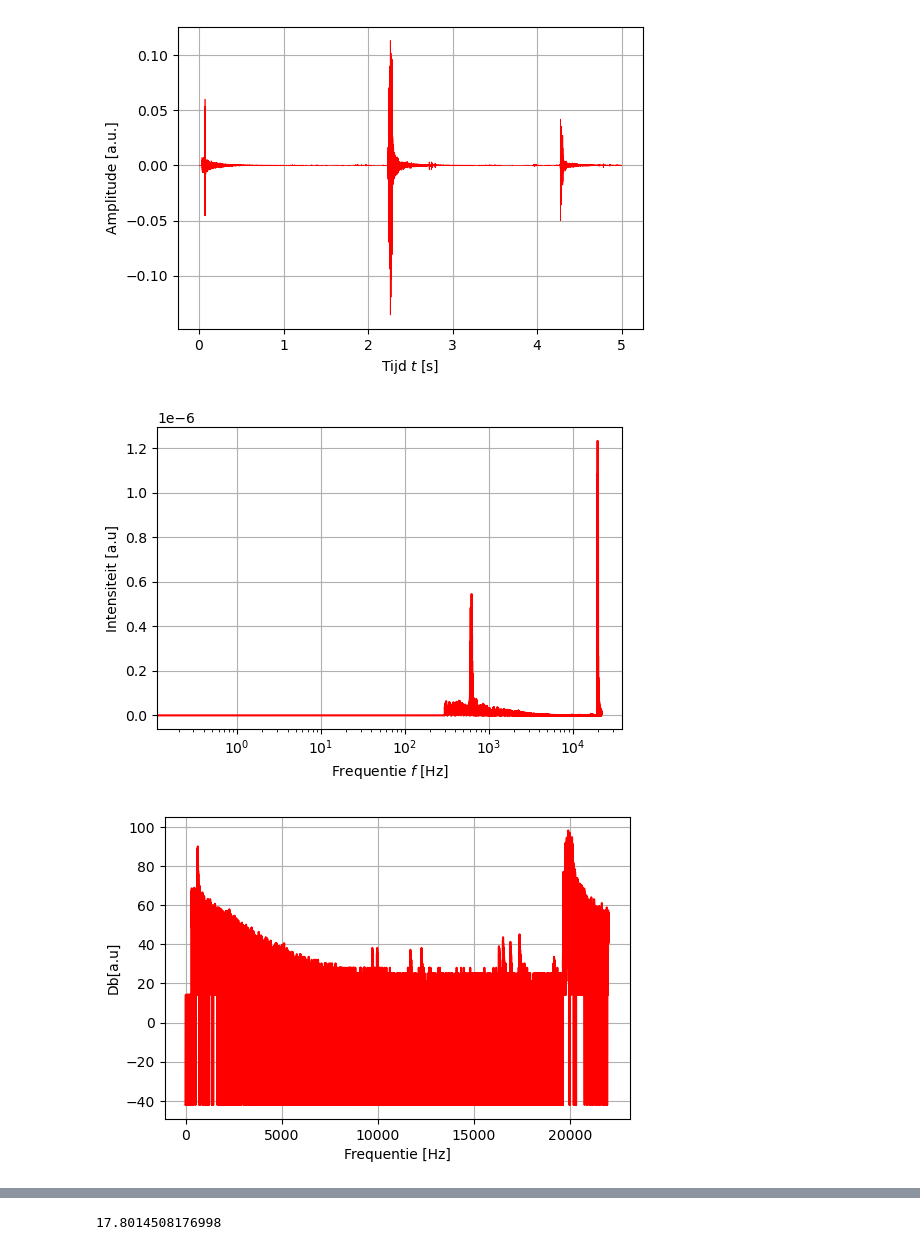
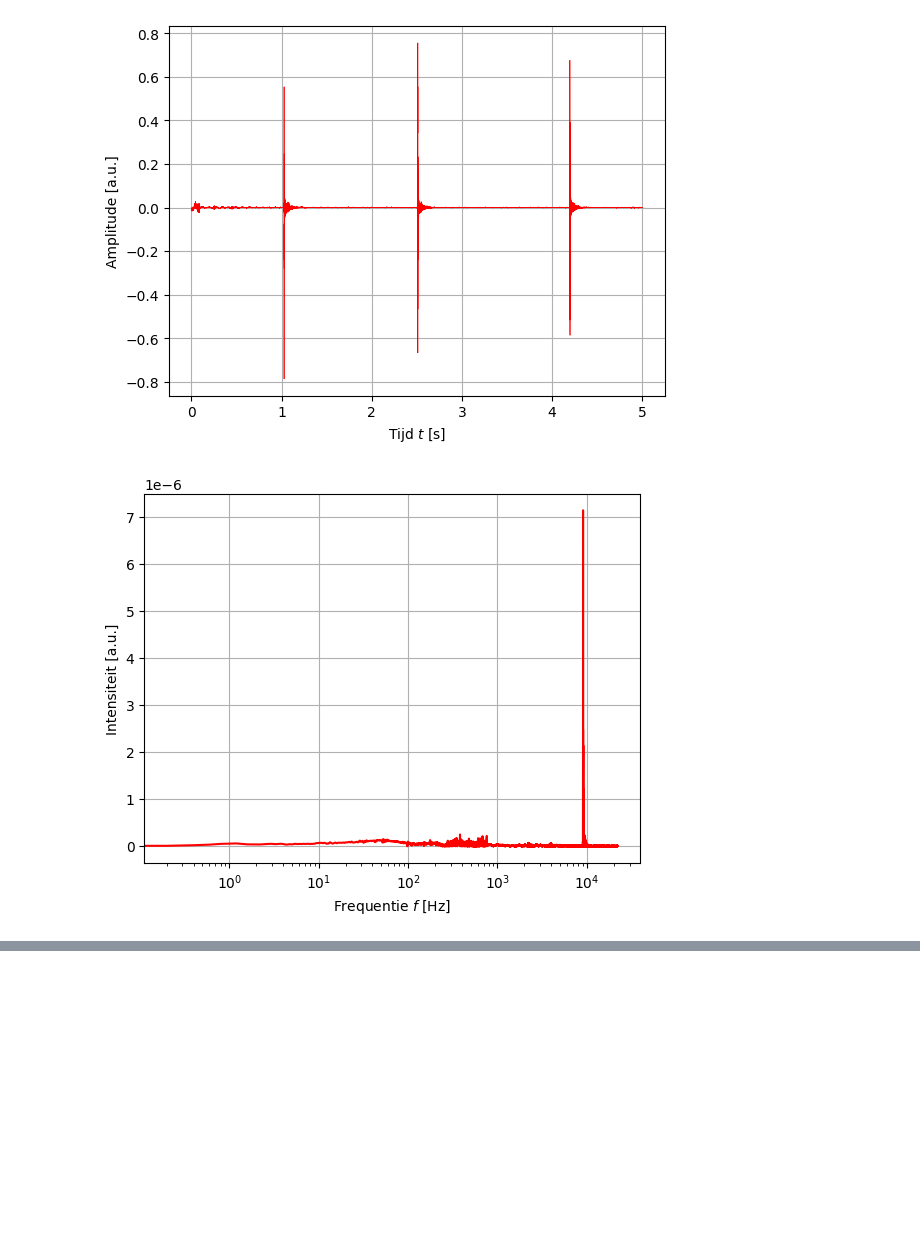
Before and after one commit to Spraxs/hva_project_1_3, a Jupyter notebook: Project13.ipynb, the cells around one changed output, grey strips where cells are left out. Cells and saved outputs as stored; diff of their text form; code cells hidden in the pictures; blank space fills up the shorter version.

```diff
--- a/Project13.ipynb
+++ b/Project13.ipynb
@@ -6,17 +6,41 @@ from mijngeluid import fft_partitioned # zet mijngeluid.py in dezelfde folder al
 import math
 #import pandas as pd
 
+def debug_sound_devices():
+    print(sd.query_devices()) # geeft een lijst met devices en de bijbehorende nummers
+
+def record(duration_in_seconds):
+    fs = 44100 # sample rate, zie microfoon specificaties
+    duration = duration_in_seconds # in seconden
+    arr = sd.rec(int(duration * fs), samplerate=fs, channels=1, dtype='float64', device=2) # neemt op in de achtergrond
+    sd.wait() # returns wanneer sd.rec() klaar is
+    return arr, duration, fs
+
+def plot_amplitude_against_time(arr, duration, fs):
+    t = np.linspace(0, duration, int(fs*duration)) # maak (voor het gemak) een tijd as
+    plt.figure(dpi=100)
+    plt.plot(t, arr, 'r-', ms=0.5, lw=0.5)
+    plt.grid()
+    plt.xlabel(r"Tijd $t$ [s]")
+    plt.ylabel(r"Amplitude [a.u.]") # arbitrary units (we hebben niets gekalibreerd)
+
+def tranform_fast_fourier(duration, fs):
+    N = int(fs*duration) # Nsamples in signaal
+    T = duration/N # Sampling tijd
+
+    fhat = np.fft.fft(arr)
+    x = np.linspace(0.0, 1.0/(2.0*T), N//2) # frequentie
+    y = 2.0/N * np.abs(fhat[:N//2]) # Intensteit ||.||^2
+
+    plt.figure(dpi=100)
+    plt.plot(x,y, 'r-')
+    plt.grid()
+    #plt.yscale("log")
+    plt.xscale("log")
+    plt.xlabel(r"Frequentie $f$ [Hz]")
+    plt.ylabel(r"Intensiteit [a.u.]")
+
 def meting():
-    print(sd.query_devices()) # geeft een lijst met devices en de bijbehorende nummers
-    fs = 44000
-    duration = 5
-    amp_ref = 0.0001
-    arr = sd.rec(int(duration * fs), samplerate=fs, channels=1, dtype='float64', device=1) # neemt op in de achtergrond
-    Io = 1e-12
-
-    print(arr.shape)
-    sd.wait()
-    gemiddelde = np.average(arr)
     t = np.linspace(0, duration, int(fs*duration)) # maak (voor het gemak) een tijd as
     plt.figure(dpi=100)
     plt.plot(t, arr, 'r-', ms=0.5, lw=0.5)
@@ -24,7 +48,6 @@ def meting():
     plt.xlabel(r"Tijd $t$ [s]")
     plt.ylabel(r"Amplitude [a.u.]") # arbitrary units (we hebben niets gekalibreerd)
     plt.plot()
-    print(gemiddelde)
     N = int(fs*duration) # Nsamples in signaal
     T = duration/N # Sampling tijd
 
@@ -91,6 +114,20 @@ def meting():
     file.close()
     return gemiddelde
 
-meting()
+def db_to_nagalmtijd(db, volume, oppervlak):
+    return
+
+debug_sound_devices()
+
+# Step 1 record
+arr, duration, fs = record(5)
+# Debug amplitude against time
+plot_amplitude_against_time(arr, duration, fs)
+
+# Step 2: Fast Fourier Transformatie
+tranform_fast_fourier(duration, fs)
+
+# print(sd.query_devices()) # geeft een lijst met devices en de bijbehorende nummers
+# meting()
 # %% [output]
    0 Microsoft Sound Mapper - Input, MME (2 in, 0 out)
@@ -115,3 +150,2 @@ meting()
-[figure, old version]
+[figure, new version]
-[figure, old version]
+[figure, new version]
-[figure, removed]
@@ -119 +151,0 @@ meting()
-17.8014508176998
```
Also changed, not shown: parts of 1 cell of this notebook, 7 other files.
